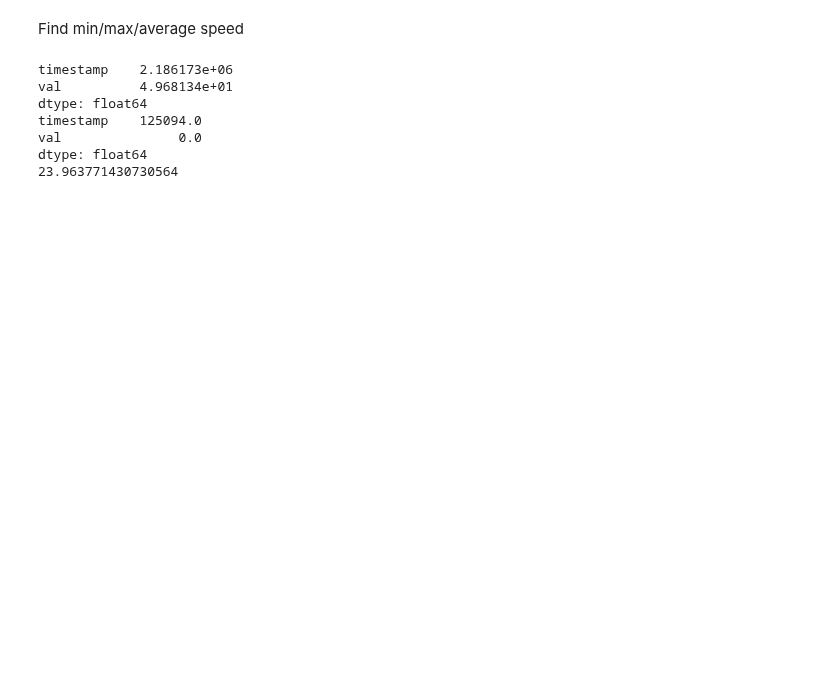
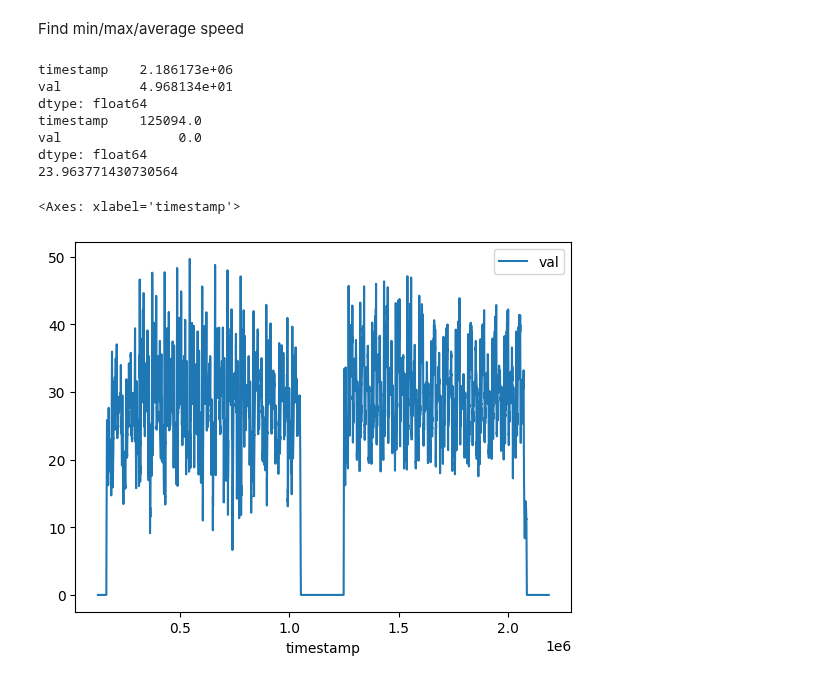
Before and after one commit to darrenwa/Penn-Electric-Racing, a Jupyter notebook: taskA.ipynb, the cells around one changed output. Cells and saved outputs as stored; diff of their text form; code cells hidden in the pictures; blank space fills up the shorter version.

```diff
--- a/taskA.ipynb
+++ b/taskA.ipynb
@@ -92,33 +104,43 @@ print(powerInt/1000/3600/1000)
 # %% [markdown]
 Find min/max/average speed
 # %%
-#8385-8387, 8393
+# 8385-8387, 8393
+# extract data
 backLeftDf = data[data['id']==8385]
 backRightDf = data[data['id']==8386]
 frontLeftDf = data[data['id']==8387]
 frontRightDf = data[data['id']==8393]
+
+#clean data
 backLeftDf.reset_index(drop=True, inplace=True)
 backRightDf.reset_index(drop=True, inplace=True)
 frontLeftDf.reset_index(drop=True, inplace=True)
 frontRightDf.reset_index(drop=True, inplace=True)
 
 
 mphDf = pd.DataFrame({'timestamp':(backLeftDf['timestamp']+backRightDf['timestamp']+frontRightDf['timestamp']+frontLeftDf['timestamp'])/4,
                       'val': (backLeftDf['val']+backRightDf['val']+frontRightDf['val']+frontLeftDf['val'])/4})
 #mphDf.head()
 #print(backLeftDf['timestamp']+backRightDf['timestamp'])
 #speed = (backLeftDf['timestamp']+backRightDf['timestamp']+frontRightDf['timestamp']+frontLeftDf['timestamp'])/4
 #print((len(mphDf)))
-#mphDf.plot(x='timestamp', y='val')
+
 print(mphDf.max())
 print(mphDf.min())
+
+#calculate average
 mphInt = integrate.trapezoid(y=mphDf['val'], x=mphDf['timestamp'])
 print(mphInt/(float(mphDf['timestamp'].iloc[-1]) - float(mphDf['timestamp'][0])))
+
+#visualization
+mphDf.plot(x='timestamp', y='val')
 # %% [output]
 timestamp    2.186173e+06
 val          4.968134e+01
 dtype: float64
 timestamp    125094.0
 val               0.0
 dtype: float64
 23.963771430730564
+<Axes: xlabel='timestamp'>
+[figure, added]
```
Also changed, not shown: parts of 7 cells of this notebook, 3 other files.
